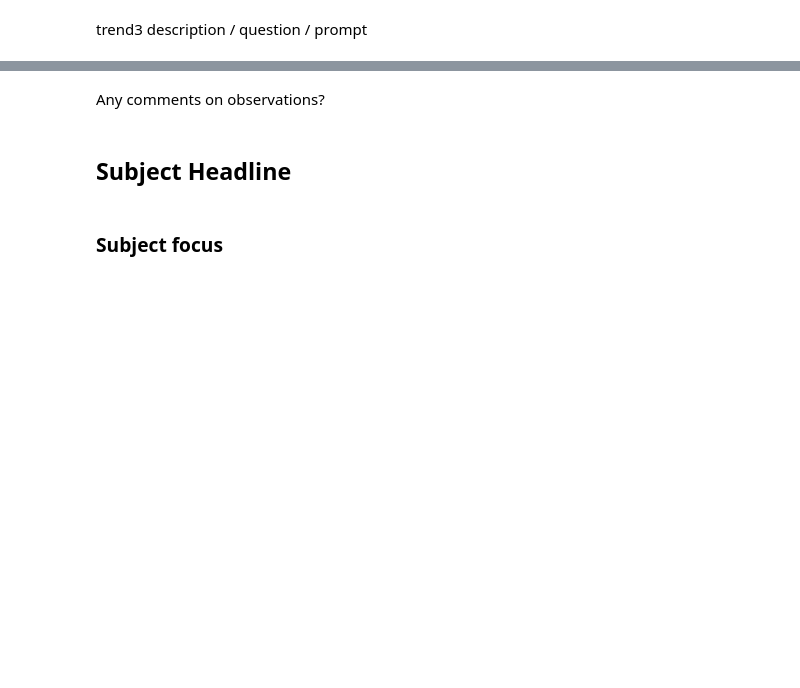
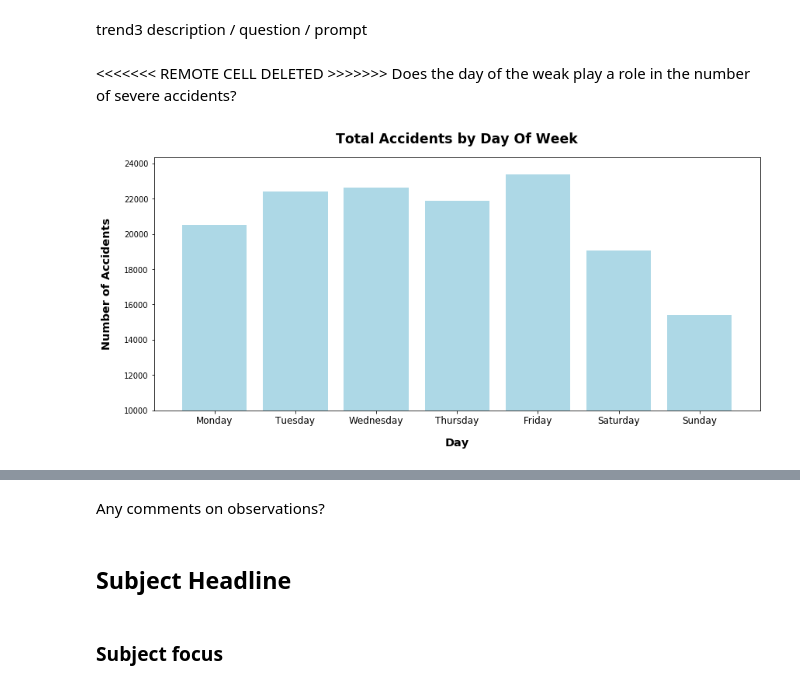
Before and after one commit to bailatrix/London-Traffic-Trends, a Jupyter notebook: main.ipynb, the cells around one changed output, grey strips where cells are left out. Saved outputs shown, nothing was run; the diff lists cells and outputs as text; code cells hidden in the pictures; blank space fills up the shorter version.

```diff
--- a/main.ipynb
+++ b/main.ipynb
@@ -122,4 +262,9 @@ map
 # %% [markdown]
 trend3 description / question / prompt
+# %% [markdown]
+<<<<<<< REMOTE CELL DELETED >>>>>>>
+Does the day of the weak play a role in the number of severe accidents?
 # %%
 # re-format/style data for trend3
+Day_of_week = ["Monday" , "Tuesday", "Wednesday" , "Thursday" , "Friday" , "Saturday" , "Sunday" ]
+Accidents = [20533, 22399 , 22607 , 21856 , 23357 , 19077 , 15393]
@@ -130,0 +271,28 @@ trend3 description / question / prompt
+# %%
+# manipulate data
+# setup analysis
+x_axis = np.arange(0, len(Day_of_week))
+tick_locations = []
+for x in x_axis:
+   tick_locations.append(x)
+
+# setup limits
+plt.xlim(-0.75, len(Day_of_week)-.25)
+plt.ylim(10000, max(Accidents) + 1000, 5000)
+
+# setup labels
+plt.title( "Total Accidents by Day Of Week", pad=18,
+          fontdict={'fontweight': 'bold', 'fontsize': 'xx-large'} )
+plt.xlabel("Day", labelpad=15, fontweight='bold', fontsize='x-large')
+plt.ylabel("Number of Accidents", labelpad=15, fontweight='bold', fontsize='x-large')
+
+
+# plot specifications
+plt.bar(x_axis, Accidents, facecolor="lightblue", alpha=1, align="center")
+plt.xticks(tick_locations, Day_of_week, fontsize='large')
+
+# visualization of data
+plt.gcf().set_size_inches(14, 6)
+plt.show()
+# %% [output]
+[figure, added]
```
Also changed, not shown: parts of 71 cells of this notebook.
